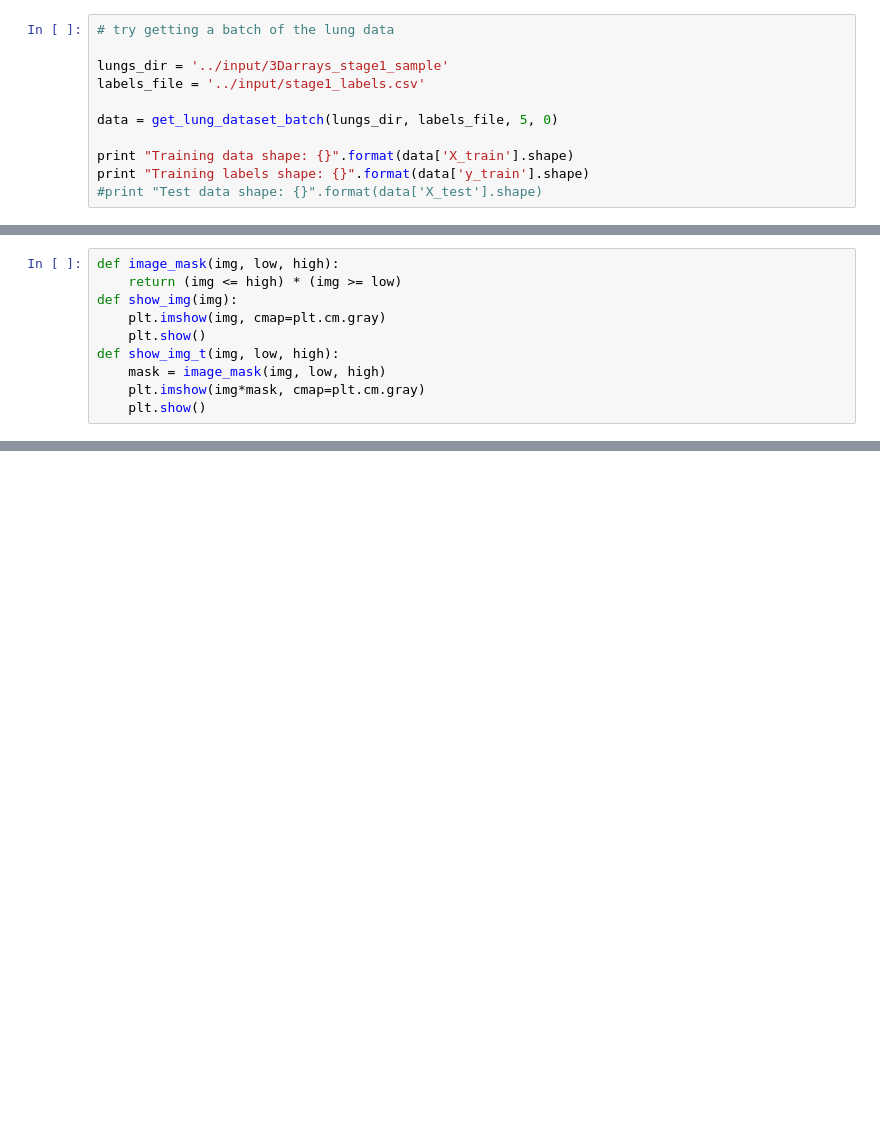
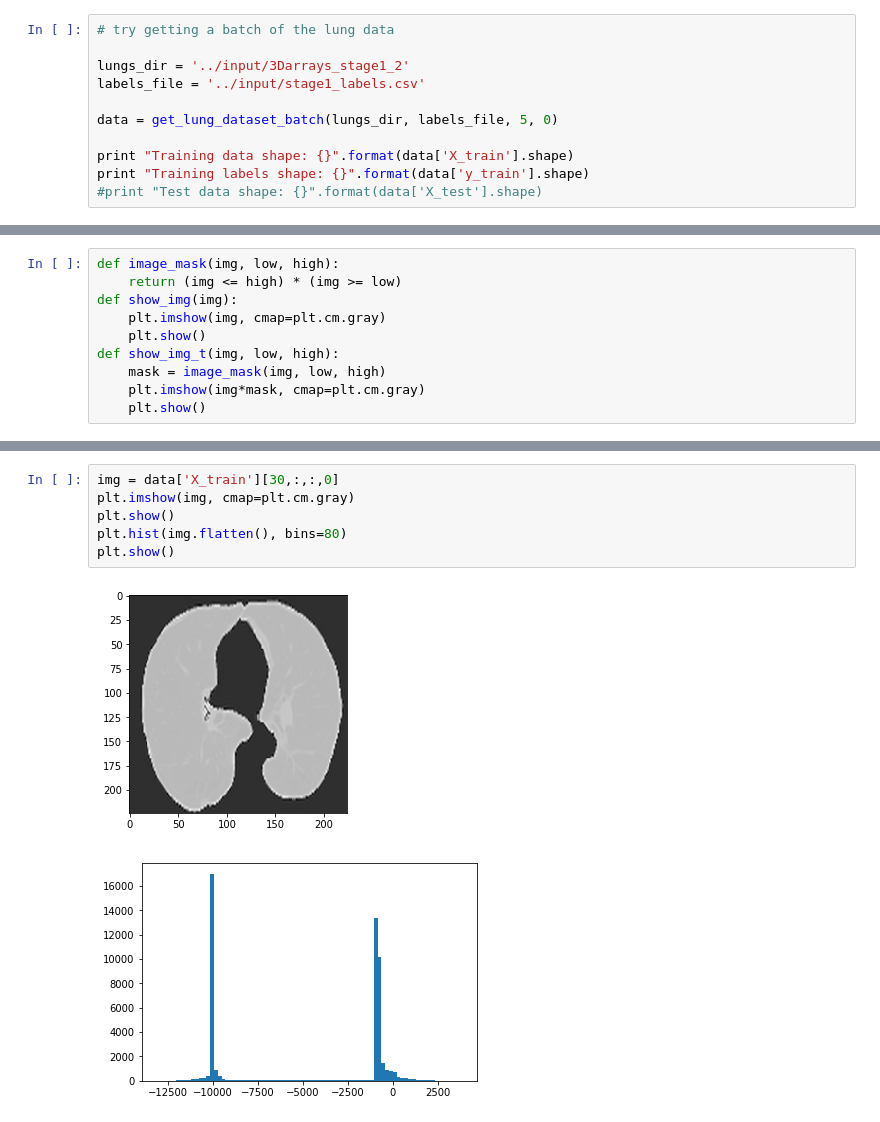
Before and after one commit to jwde/lungcancerDL, a Jupyter notebook: tensorflow-vgg/Lungs.ipynb, the cells around one changed output, grey strips where cells are left out. Saved outputs shown, nothing was run; the diff lists cells and outputs as text; blank space fills up the shorter version.

```diff
--- a/tensorflow-vgg/Lungs.ipynb
+++ b/tensorflow-vgg/Lungs.ipynb
@@ -50,7 +50,7 @@ def get_lung_dataset_batch(images_directory, labels_file, lung_count, batch_num)
 # %%
 # try getting a batch of the lung data
 
-lungs_dir = '../input/3Darrays_stage1_sample'
+lungs_dir = '../input/3Darrays_stage1_2'
 labels_file = '../input/stage1_labels.csv'
 
 data = get_lung_dataset_batch(lungs_dir, labels_file, 5, 0)
@@ -276,0 +215,9 @@ plt.show()
+# %%
+img = data['X_train'][30,:,:,0]
+plt.imshow(img, cmap=plt.cm.gray)
+plt.show()
+plt.hist(img.flatten(), bins=80)
+plt.show()
+# %% [output]
+[figure, added]
+[figure, added]
```
Also changed, not shown: parts of 15 cells of this notebook, 2 other files.
